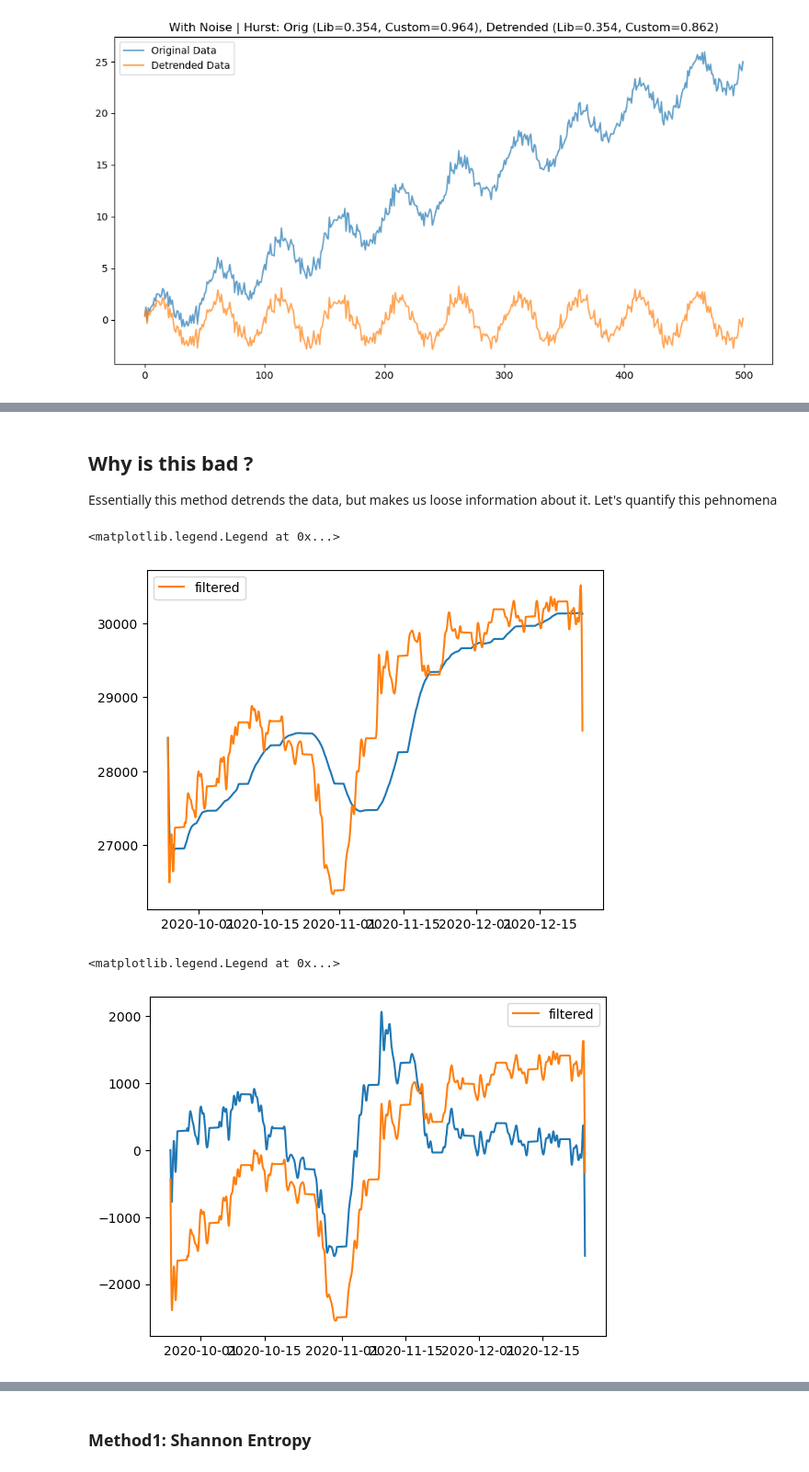
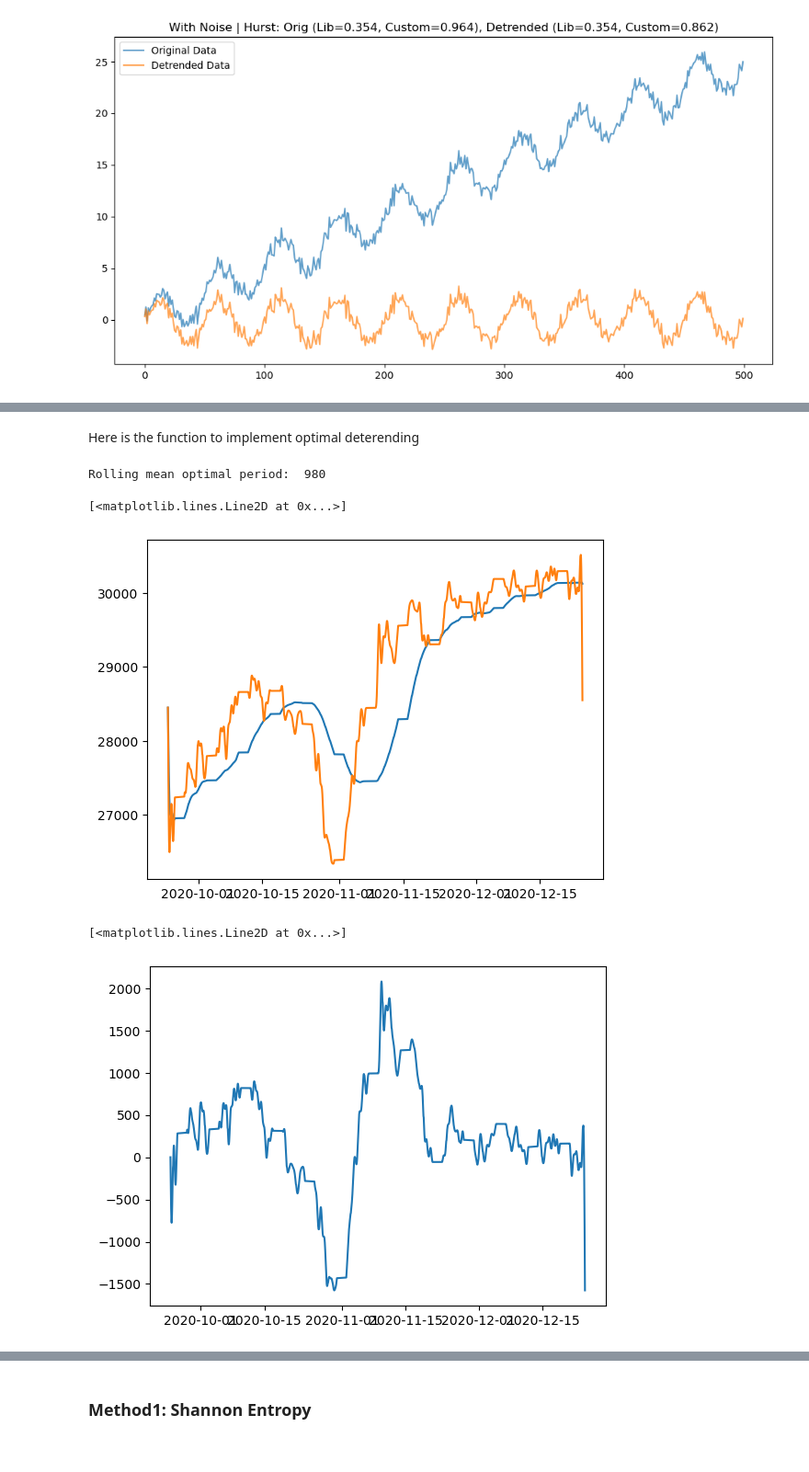
Before and after one commit to gpoccianti/LCP_projects_Y7, a Jupyter notebook: Code/XSOR_report.ipynb, the cells around one changed output, grey strips where cells are left out. Shown at 92% size. Cells and saved outputs as stored; diff of their text form; code cells hidden in the pictures.

```diff
--- a/Code/XSOR_report.ipynb
+++ b/Code/XSOR_report.ipynb
@@ -497,18 +424,54 @@ plt.show()
-# %% [markdown]
-## Why is this bad ?
-
-Essentially this method detrends the data, but makes us loose information about it. Let's quantify this pehnomena
+# %% [markdown]
+Here is the function to implement optimal deterending
+# %%
+#We compute the period corresponding to the cutoff frequency for 0.1 AUC
+def get_period(sig,discard_fraction=0.1,time_step=15*60):
+    """
+    Determines the cutoff frequency for filtering based on the area under the curve (AUC).
+
+    Parameters:
+    sig (array-like): The input signal.
+    time_step (float): The time step (in seconds) between each data point (default is 15 minutes).
+    discard_fraction (float): Fraction of the total power to discard (default is 10%).
+
+    Returns:
+    float: The cutoff frequency in Hz.
+    """
+    # Compute the corresponding frequencies
+    sample_freq = fftfreq(len(sig), d=time_step)
+    pos_mask = sample_freq > 0
+    freqs = sample_freq[pos_mask]
+
+    # Perform FFT
+    sig_fft = fft(np.array(sig))
+    power = np.abs(sig_fft) ** 2
+
+    # Compute cumulative power
+    cumulative_power = np.cumsum(power[pos_mask])
+    total_power = cumulative_power[-1]
+    target_power = (1 - discard_fraction) * total_power
+
+    # Determine the cutoff frequency
+    cutoff_idx = np.searchsorted(cumulative_power, target_power)
+
+    # Return the corresponding frequency
+    cutoff_freq= freqs[cutoff_idx] if cutoff_idx < len(freqs) else freqs[-1]
+
+    return int(1/cutoff_freq * 1/900)
+
+
+w=get_period(filtered_sig)
+print("Rolling mean optimal period: ",w)
+# %% [output]
+Rolling mean optimal period:  980
 # %%
-plt.plot(filtered_sig.rolling(window=1000, min_periods=1, center=False).mean())
-plt.plot(filtered_sig, label='filtered')
-plt.legend()
+plt.plot(filtered_sig.rolling(window=int(w), min_periods=1, center=False).mean())
+plt.plot(filtered_sig)
 # %% [output]
-<matplotlib.legend.Legend at 0x...>
+[<matplotlib.lines.Line2D at 0x...>]
-[figure, old version]
+[figure, new version]
 # %%
-plt.plot(filtered_sig-filtered_sig.rolling(window=1000, min_periods=1, center=False).mean())
-plt.plot(filtered_sig-np.mean(filtered_sig), label='filtered')
-plt.legend()
+plt.plot(filtered_sig-filtered_sig.rolling(window=w, min_periods=1, center=False).mean())
 # %% [output]
-<matplotlib.legend.Legend at 0x...>
+[<matplotlib.lines.Line2D at 0x...>]
-[figure, old version]
+[figure, new version]
```
Also changed, not shown: parts of 35 cells of this notebook.
